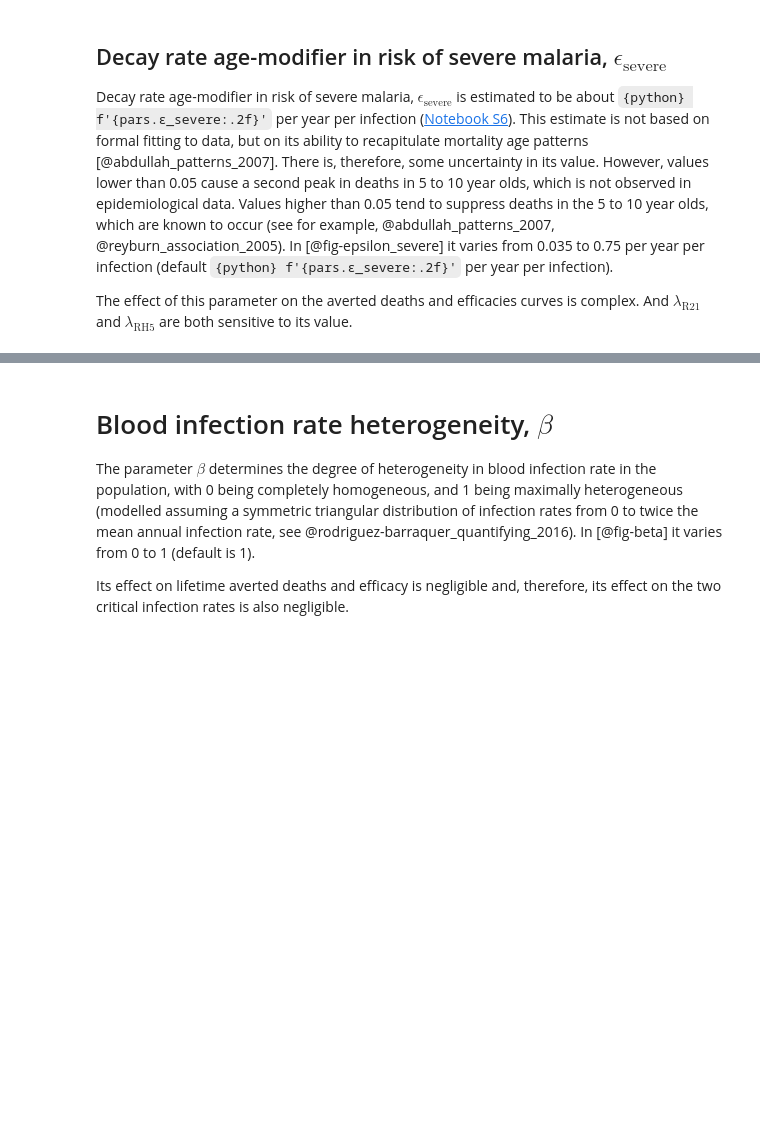
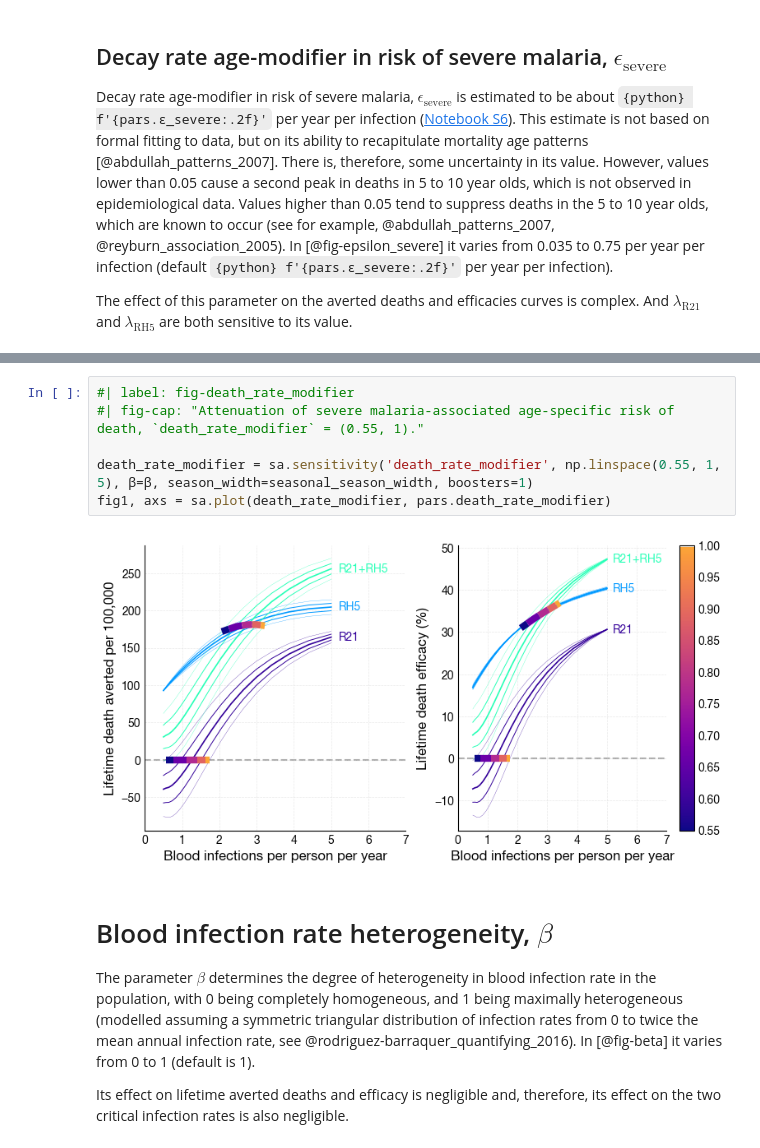
Before and after one commit to nicksavill/The-Edinburgh-Malaria-Project, a Jupyter notebook: Notebooks/S10_sensitivity_analysis.ipynb, the cells around one changed output, grey strips where cells are left out. Saved outputs shown, nothing was run; the diff lists cells and outputs as text; blank space fills up the shorter version.

```diff
--- a/Notebooks/S10_sensitivity_analysis.ipynb
+++ b/Notebooks/S10_sensitivity_analysis.ipynb
@@ -191,3 +196,11 @@ fig, axs = sa.plot(ε_severe, pars.ε_severe)
+# %%
+#| label: fig-death_rate_modifier
+#| fig-cap: "Attenuation of severe malaria-associated age-specific risk of death, `death_rate_modifier` = (0.55, 1)."
+
+death_rate_modifier = sa.sensitivity('death_rate_modifier', np.linspace(0.55, 1, 5), β=β, season_width=seasonal_season_width, boosters=1)
+fig1, axs = sa.plot(death_rate_modifier, pars.death_rate_modifier)
+# %% [output]
+[figure, added]
 # %% [markdown]
 # Blood infection rate heterogeneity, $\beta$
 
```
Also changed, not shown: parts of 7 cells of this notebook, 37 other files.
